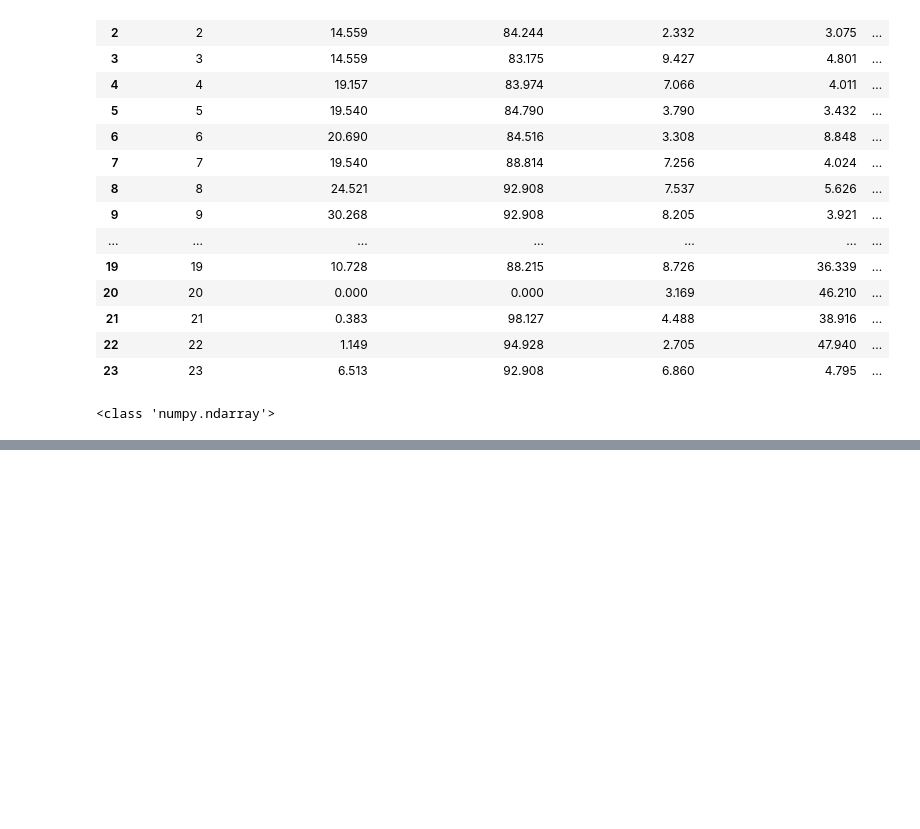
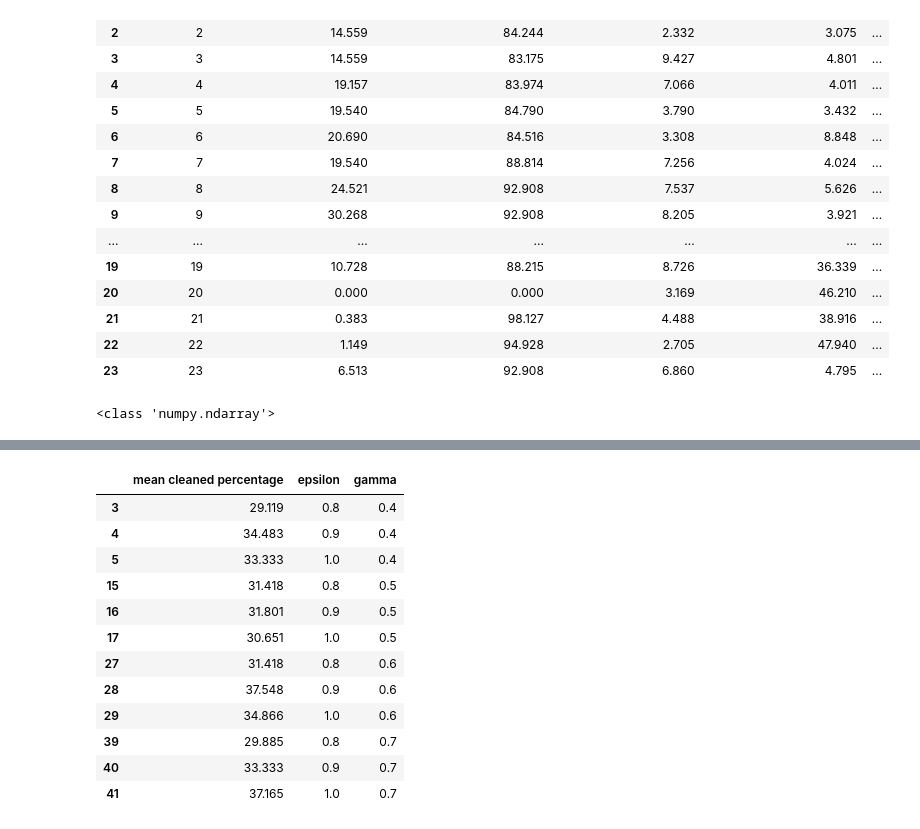
Before and after one commit to mlostar/2AMC15-Group10, a Jupyter notebook: Discrete-Simulations/visualization.ipynb, the cells around one changed output, grey strips where cells are left out. Cells and saved outputs as stored; diff of their text form; code cells hidden in the pictures; blank space fills up the shorter version.

```diff
--- a/Discrete-Simulations/visualization.ipynb
+++ b/Discrete-Simulations/visualization.ipynb
@@ -54,0 +73,25 @@ Text(0.5, 1.0, 'mean cleaned percentage 0.0')
+# %%
+plot_names_0 = pd.unique(data['random_move_prob']).tolist()
+plot_names_1 = pd.unique(data['alpha']).tolist()
+# %%
+para_fixed_0 = 'random_move_prob'
+para_fixed_1 = 'alpha'
+i=0
+j=1
+df=data.groupby([para_fixed_0]).get_group(plot_names_0[i])[["mean cleaned percentage","epsilon","gamma","alpha"]]
+df=df.groupby([para_fixed_1]).get_group(plot_names_1[j])[["mean cleaned percentage","epsilon","gamma"]]
+df
+# %% [output]
+|  | mean cleaned percentage | epsilon | gamma |
+| 3 | 29.119 | 0.8 | 0.4 |
+| 4 | 34.483 | 0.9 | 0.4 |
+| 5 | 33.333 | 1.0 | 0.4 |
+| 15 | 31.418 | 0.8 | 0.5 |
+| 16 | 31.801 | 0.9 | 0.5 |
+| 17 | 30.651 | 1.0 | 0.5 |
+| 27 | 31.418 | 0.8 | 0.6 |
+| 28 | 37.548 | 0.9 | 0.6 |
+| 29 | 34.866 | 1.0 | 0.6 |
+| 39 | 29.885 | 0.8 | 0.7 |
+| 40 | 33.333 | 0.9 | 0.7 |
+| 41 | 37.165 | 1.0 | 0.7 |
```
Also changed, not shown: parts of 5 cells of this notebook.
